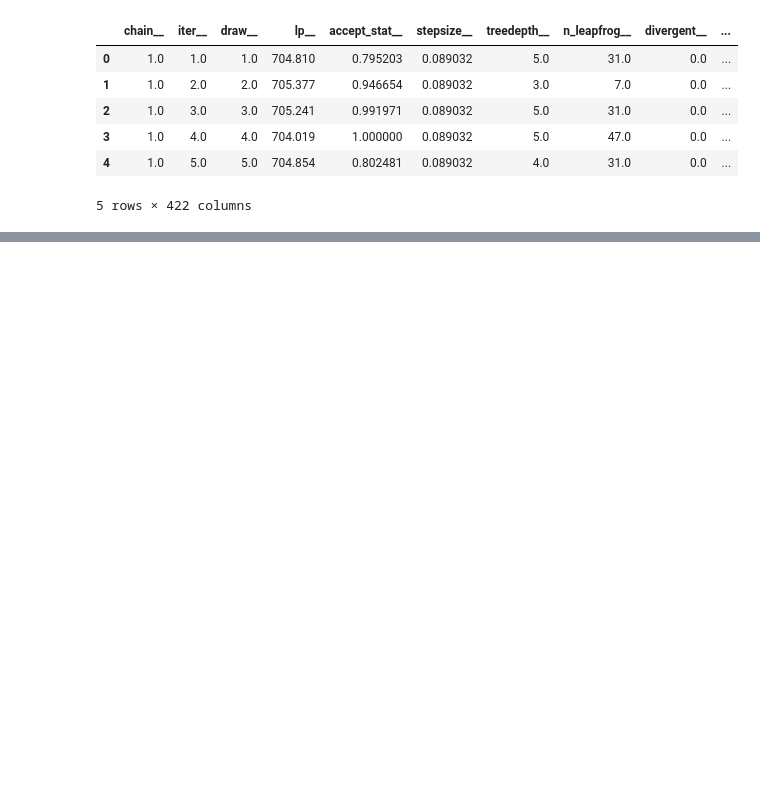
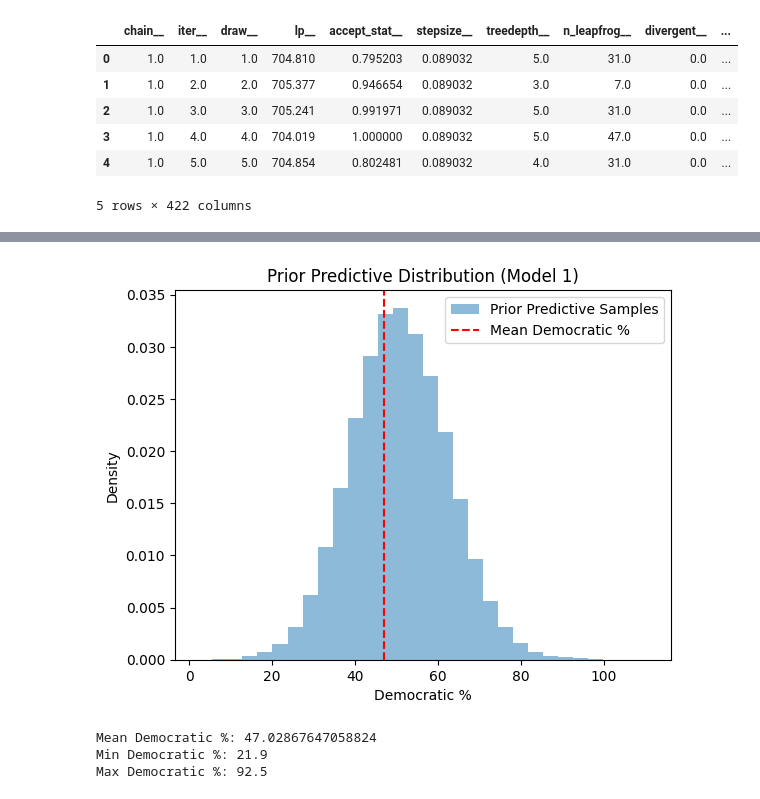
Before and after one commit to SzczypekJ/Predicting-USA-presidential-elections, a Jupyter notebook: first_model.ipynb, the cells around one changed output, grey strips where cells are left out. Drawn from its saved outputs; the diff is of its cells as text; code cells hidden in the pictures; blank space fills up the shorter version.

Commit message:
First model - good

```diff
--- a/first_model.ipynb
+++ b/first_model.ipynb
@@ -221,0 +169,22 @@ Chain [1]
+# %%
+import pandas as pd
+from cmdstanpy import CmdStanModel
+import matplotlib.pyplot as plt
+
+# Load the data
+file_path = 'data/main_data.xlsx'
+data = pd.read_excel(file_path)
+data = data.dropna()
+data['Year'] = data['Year'].astype(str).str.strip()
+
+# Prepare data for prior predictive check
+stan_data_prior = {
+    'N': len(data),
+    'HDI': data['HDI'].values,
+    'G': data['Gun ownership %'].values
+}
+
+# Compile and run the prior predictive model
+stan_file_prior = 'model_1_pp.stan'
+model_prior = CmdStanModel(stan_file=stan_file_prior)
+fit_prior = model_prior.sample(data=stan_data_prior, chains=1, seed=28052020, show_console=True)
@@ -416,0 +270,23 @@ sigma          1627.0   1.00
+# %%
+# Extract prior predictive samples
+y_rep_prior = fit_prior.draws_pd()
+y_rep_prior = y_rep_prior.filter(regex='y_rep')
+
+# Plot the prior predictive samples
+plt.hist(y_rep_prior.values.flatten(), bins=30, density=True, alpha=0.5, label='Prior Predictive Samples')
+mean_democratic_pct = data['Democratic %'].mean() * 100
+plt.axvline(x=mean_democratic_pct, color='r', linestyle='--', label='Mean Democratic %')
+plt.xlabel('Democratic %')
+plt.ylabel('Density')
+plt.legend()
+plt.title('Prior Predictive Distribution (Model 1)')
+plt.show()
+
+print(f"Mean Democratic %: {mean_democratic_pct}")
+print(f"Min Democratic %: {data['Democratic %'].min() * 100}")
+print(f"Max Democratic %: {data['Democratic %'].max() * 100}")
+# %% [output]
+[figure, added]
+Mean Democratic %: 47.02867647058824
+Min Democratic %: 21.9
+Max Democratic %: 92.5
```
Also changed, not shown: parts of 27 cells of this notebook, 8 other files.
